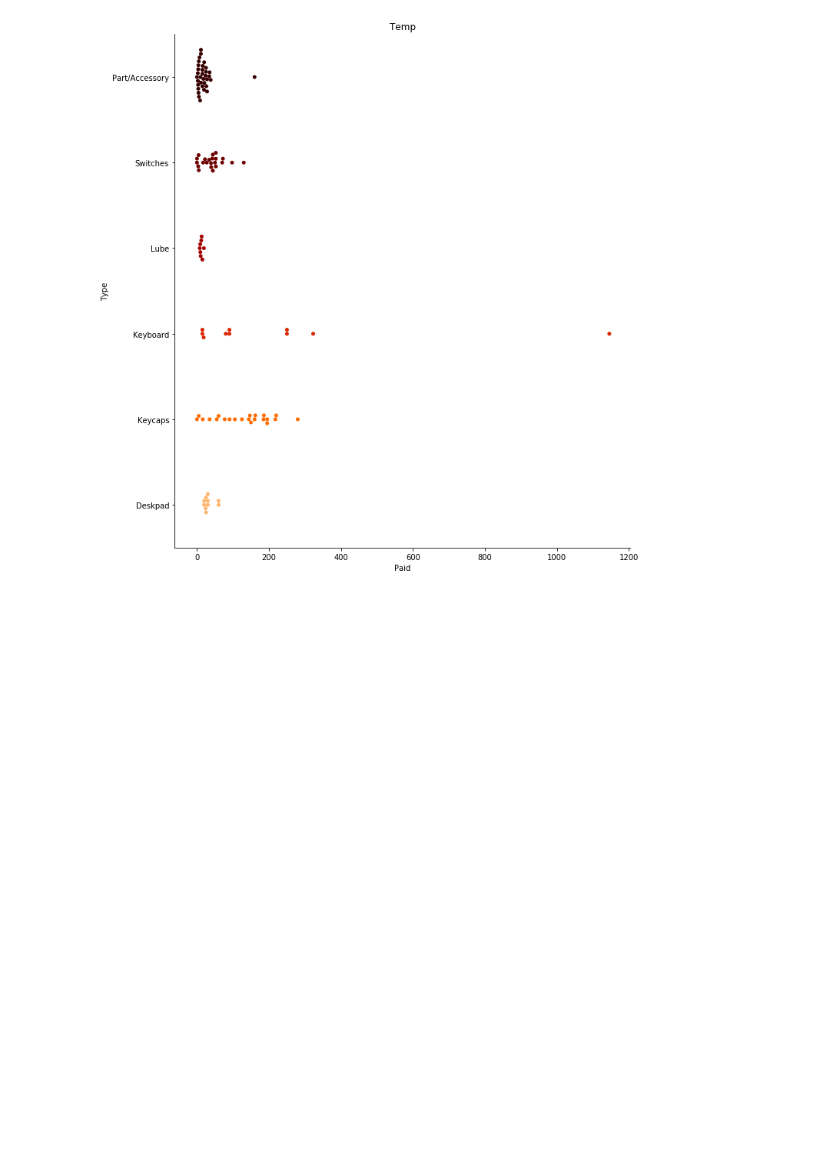
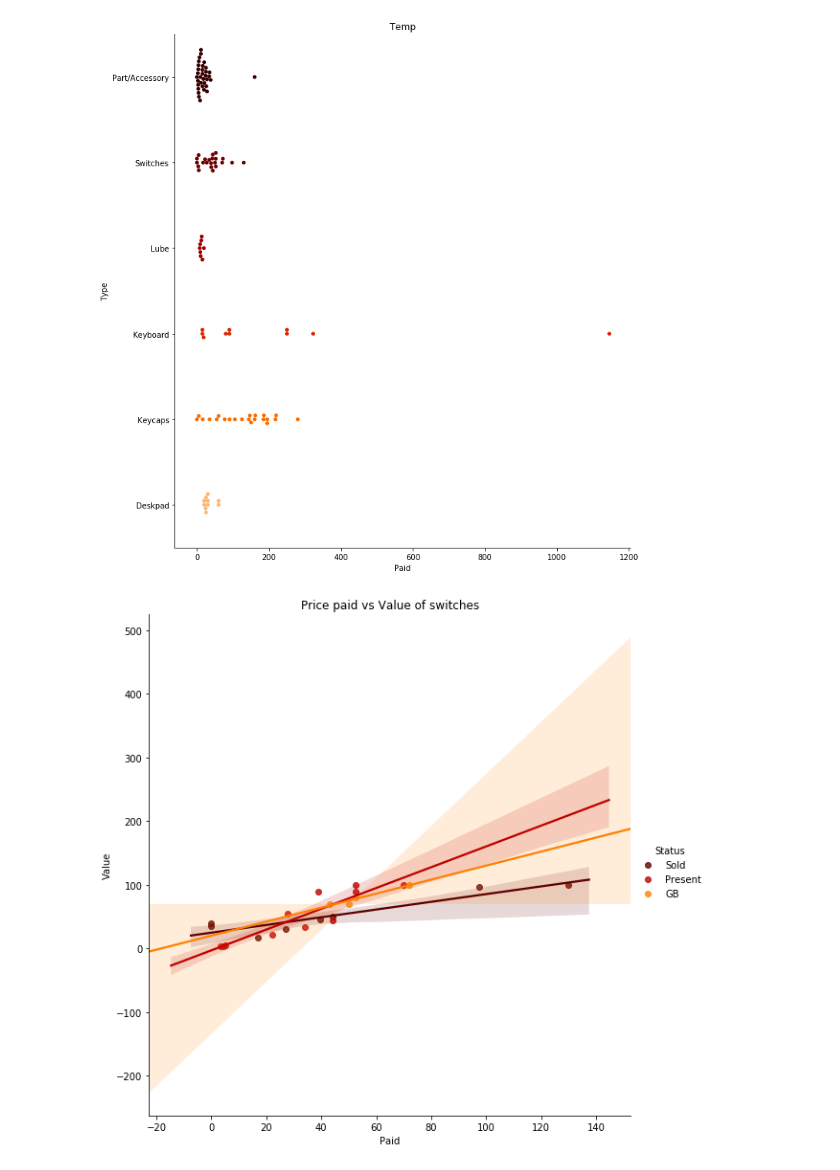
Before and after one commit to iitsalex/Keyboard-Data-Testing, a Jupyter notebook: KeyboardPurchases.ipynb, the cells around one changed output. Drawn from its saved outputs; the diff is of its cells as text; code cells hidden in the pictures; blank space fills up the shorter version.

```diff
--- a/KeyboardPurchases.ipynb
+++ b/KeyboardPurchases.ipynb
@@ -281,3 +306,18 @@ sns.catplot(
 plt.title("Temp");
 # %% [output]
 [figure]
+# %%
+switches = data[data["Type"] == "Switches"]
+
+sns.lmplot(
+    data=switches,
+    x="Paid",
+    y="Value",
+    aspect=1, # aspect change the aspect ratio
+    height=8,
+    palette="gist_heat",
+    hue="Status"
+    )
+plt.title("Price paid vs Value of switches");
+# %% [output]
+[figure, added]
```
Also changed, not shown: parts of 5 cells of this notebook.
